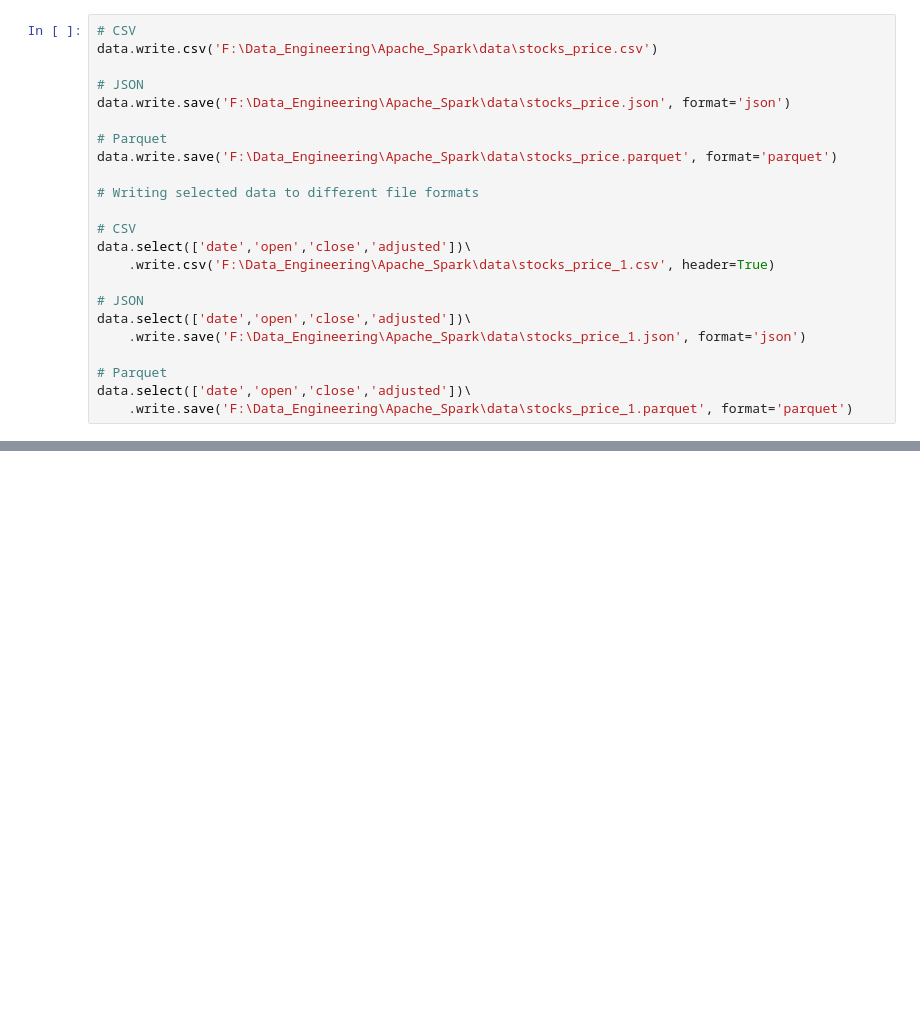
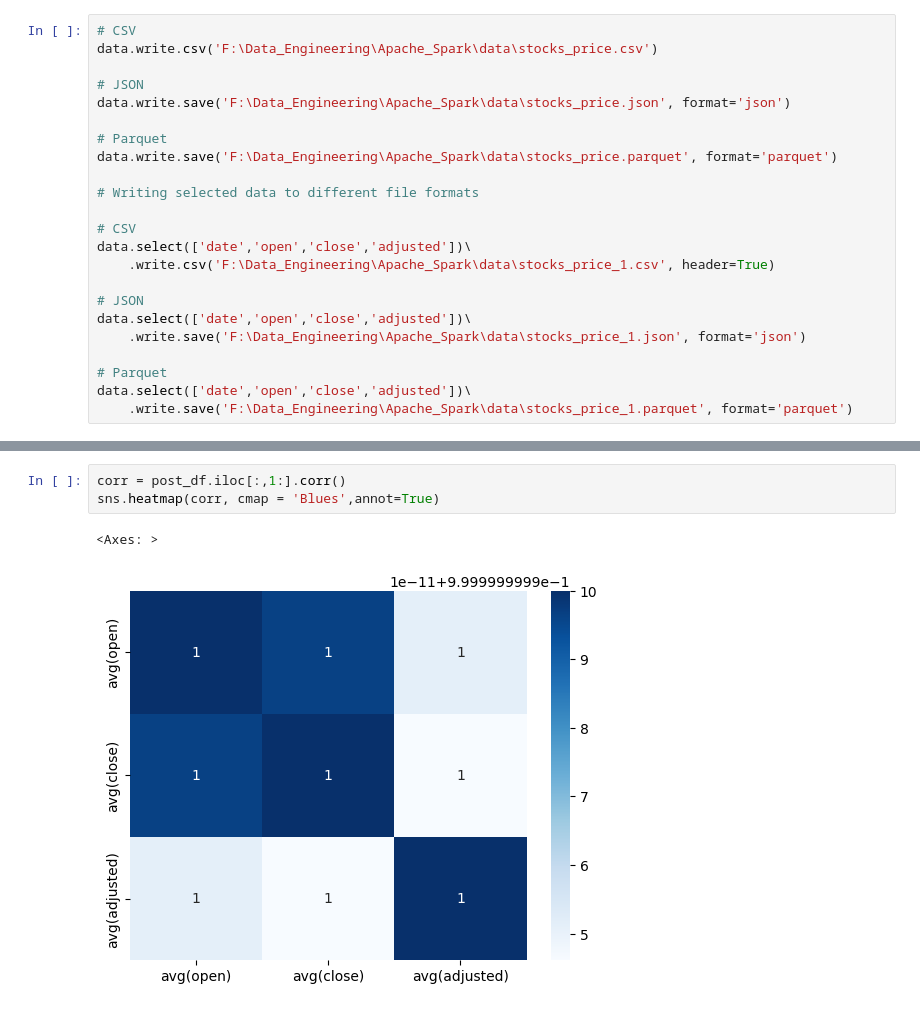
Before and after one commit to ddutjnrevenge-universe/ApacheSpark-Python, a Jupyter notebook: BigDataSpark/5_Analytics/Analytics.ipynb, the cells around one changed output, grey strips where cells are left out. Saved outputs shown, nothing was run; the diff lists cells and outputs as text; blank space fills up the shorter version.

Commit message:
Plotting heatmap exp

```diff
--- a/BigDataSpark/5_Analytics/Analytics.ipynb
+++ b/BigDataSpark/5_Analytics/Analytics.ipynb
@@ -610,0 +642,6 @@ data.select(['date','open','close','adjusted'])\
+# %%
+corr = post_df.iloc[:,1:].corr()
+sns.heatmap(corr, cmap = 'Blues',annot=True)
+# %% [output]
+<Axes: >
+[figure, added]
```
Also changed, not shown: parts of 2 cells of this notebook.
